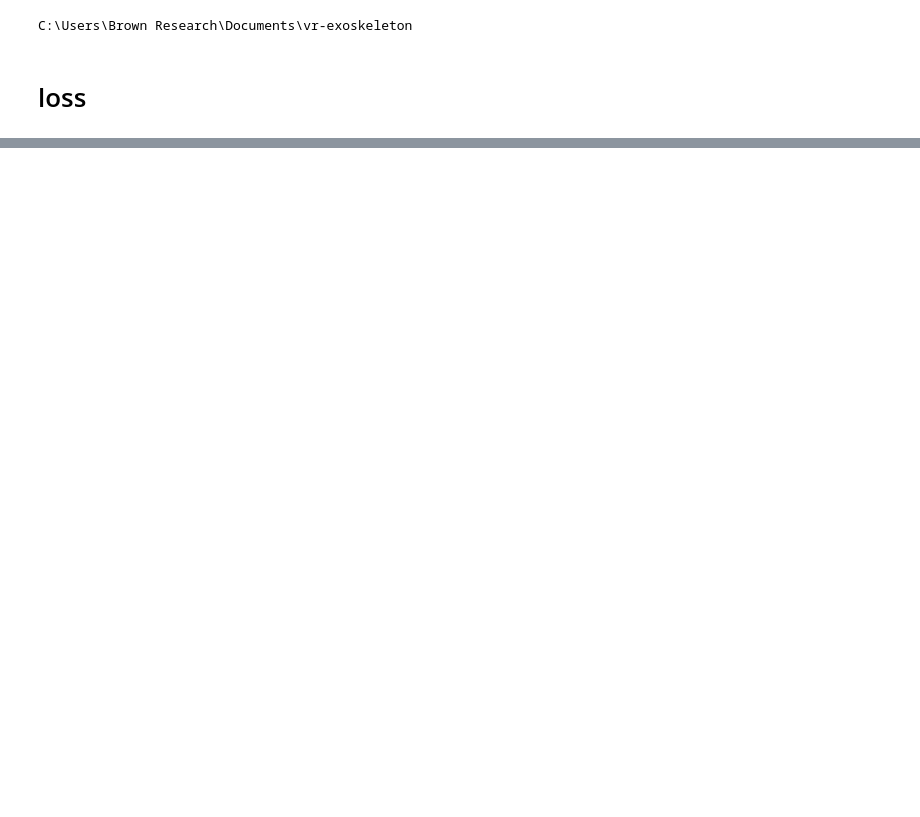
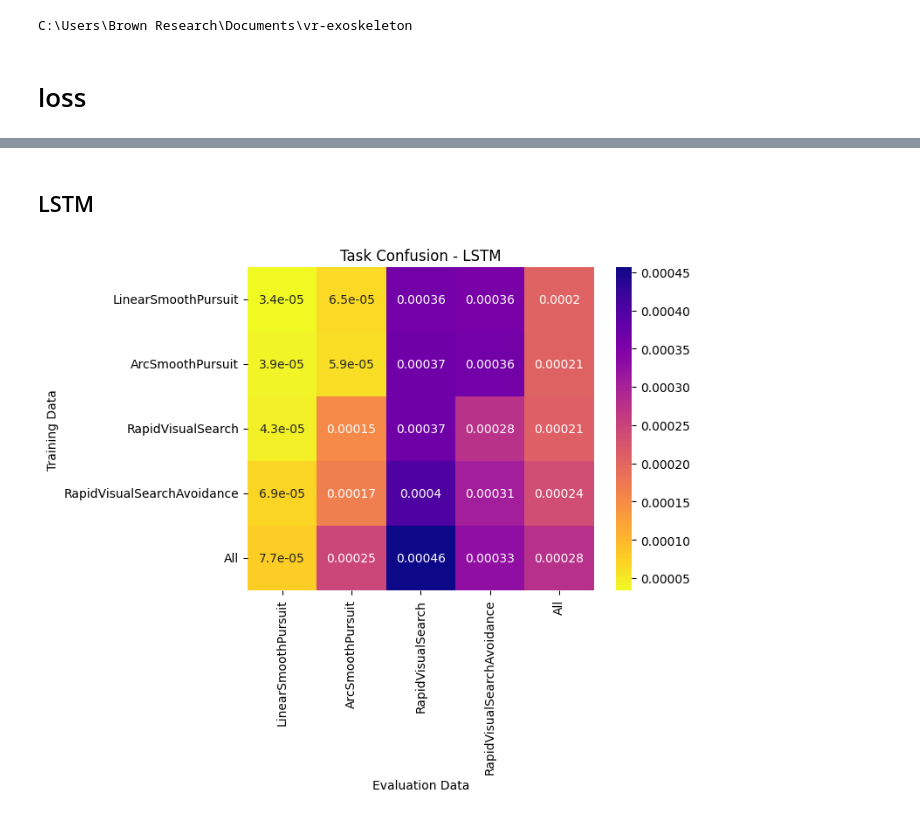
Before and after one commit to aria-lab-code/vr-exoskeleton, a Jupyter notebook: notebooks/loss.ipynb, the cells around one changed output, grey strips where cells are left out. Cells and saved outputs as stored; diff of their text form; code cells hidden in the pictures; blank space fills up the shorter version.

```diff
--- a/notebooks/loss.ipynb
+++ b/notebooks/loss.ipynb
@@ -73,0 +60,24 @@ plt.show()
+# %% [markdown]
+## LSTM
+# %%
+losses_lstm = np.array([
+    [3.38607488e-05, 6.49889708e-05, 3.62049055e-04, 3.56485557e-04, 2.04346083e-04],
+    [3.93119280e-05, 5.94335735e-05, 3.65965381e-04, 3.63186700e-04, 2.06974396e-04],
+    [4.25752036e-05, 1.53305939e-04, 3.66720186e-04, 2.75554360e-04, 2.09538922e-04],
+    [6.85603797e-05, 1.66515913e-04, 3.99977892e-04, 3.05321967e-04, 2.35094038e-04],
+    [7.68338229e-05, 2.45058440e-04, 4.56031855e-04, 3.28073626e-04, 2.76499436e-04]
+])
+
+sns.heatmap(
+    losses_lstm,
+    cmap='plasma_r',
+    annot=True,
+    xticklabels=suite_names,
+    yticklabels=suite_names,
+)
+plt.title('Task Confusion - LSTM')
+plt.ylabel('Training Data')
+plt.xlabel('Evaluation Data')
+plt.show()
+# %% [output]
+[figure, added]
```
Also changed, not shown: parts of 6 cells of this notebook, 6 other files.
